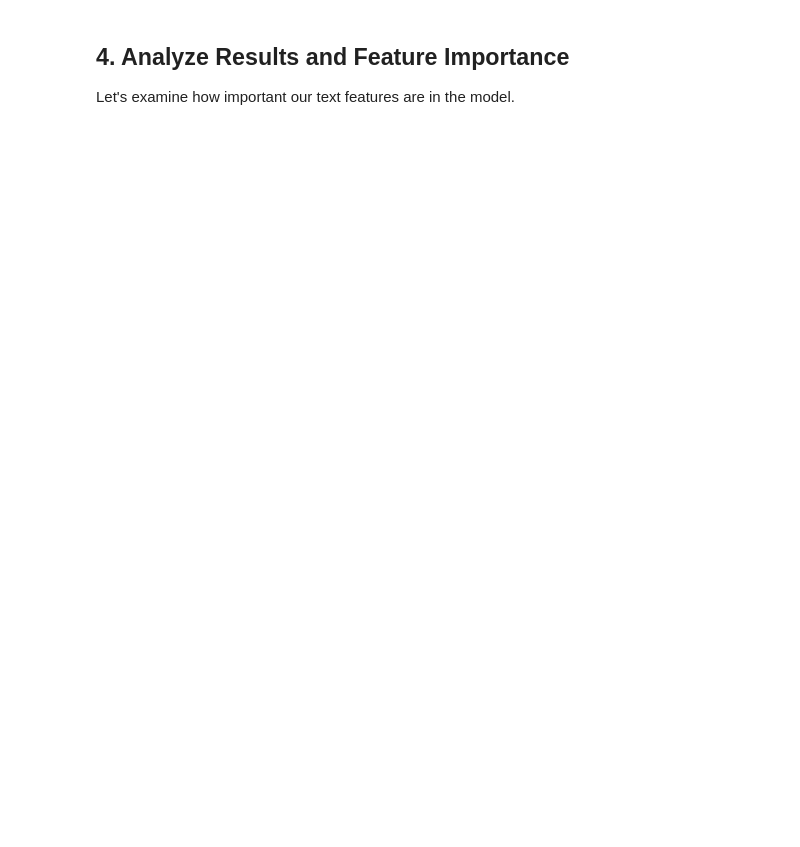
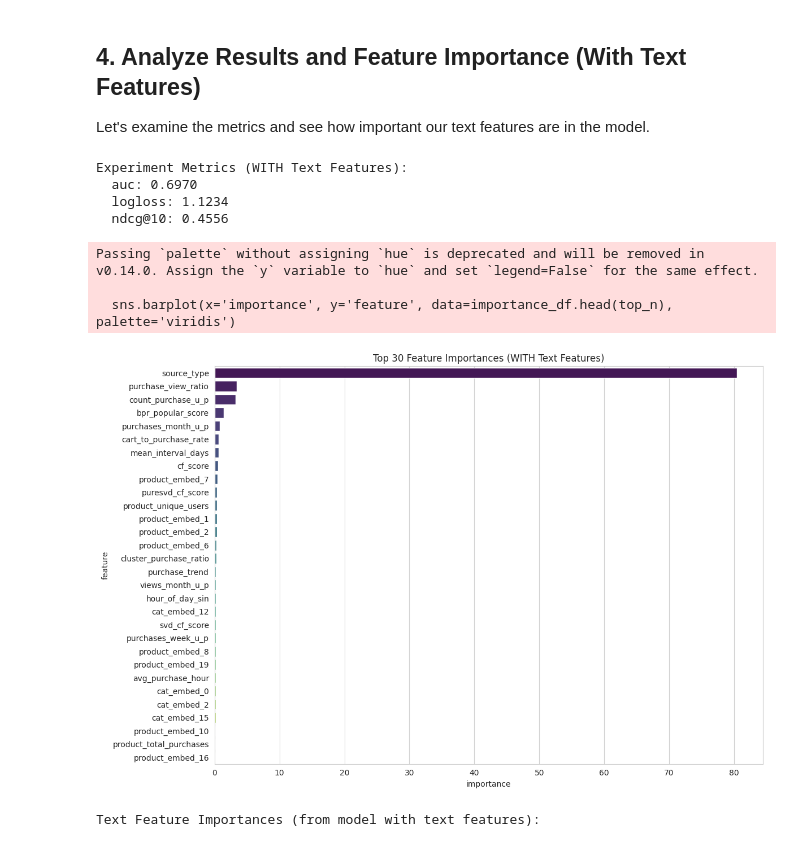
Before and after one commit to almayor/lavka-rs-contest, a Jupyter notebook: text_features_demo.ipynb, the cells around one changed output. Saved outputs shown, nothing was run; the diff lists cells and outputs as text; code cells hidden in the pictures; blank space fills up the shorter version.

Commit message:
text features working

```diff
--- a/text_features_demo.ipynb
+++ b/text_features_demo.ipynb
@@ -50,0 +27,19 @@ These features help capture semantic relationships between products and user pre
+# %%
+# Load base configuration from file
+config = Config.load('default_config.yaml')
+
+# Define the text feature generator names as registered in text_processor.py
+ALL_TEXT_FEATURE_GENERATORS = [
+    'product_embeddings',          # Generates product_embed_X columns
+    'category_embeddings',         # Generates cat_embed_X columns
+    # 'user_product_similarity',     # Generates similarity scores (weighted, max history)
+    'text_similarity_cluster',     # Generates product_text_cluster and cluster_X_ratio columns
+    'text_diversity_features'      # Generates distance_from_centroid, relative_diversity
+]
+
+# This MUST match the num_cols in their respective @FeatureFactory.register decorators in text_processor.py
+config.set('text_processing.embedding_dimensions', 20)
+
+print(f"Base configuration loaded. Intended text features for demo: {ALL_TEXT_FEATURE_GENERATORS}")
+print(f"Configured embedding dimensions (after potential PCA): {config['feature_config.text_processing.embedding_dimensions']}")
+print(f"Configured number of text clusters: {config['feature_config.text_processing.n_clusters']}")
@@ -78,40 +188,45 @@ results = text_experiment.run()
 # %% [markdown]
-## 4. Analyze Results and Feature Importance
+## 4. Analyze Results and Feature Importance (With Text Features)
 
-Let's examine how important our text features are in the model.
+Let's examine the metrics and see how important our text features are in the model.
 # %%
-# Print metrics
-print("Experiment Metrics:")
-if 'metrics' in results:
-    for metric, value in results['metrics'].items():
-        print(f"  {metric}: {value:.4f}")
+print("\nExperiment Metrics (WITH Text Features):")
+for metric, value in results_with_text['metrics'].items():
+    print(f"  {metric}: {value:.4f}")
 
-# Check feature importance
-if 'feature_importance' in results:
-    # Get all feature importance
-    importances = results['feature_importance']
-
-    # Create DataFrame for visualization
+importances = results_with_text['feature_importance']
+if importances:
     importance_df = pd.DataFrame({
         'feature': list(importances.keys()),
         'importance': list(importances.values())
     }).sort_values('importance', ascending=False)
 
-    # Plot top features
-    plt.figure(figsize=(12, 6))
-    top_n = min(20, len(importance_df))
-    plt.barh(importance_df['feature'][:top_n], importance_df['importance'][:top_n])
-    plt.xlabel('Importance')
-    plt.ylabel('Feature')
-    plt.title(f'Top {top_n} Feature Importances')
-    plt.gca().invert_yaxis()  # Display with highest importance at the top
+    plt.figure(figsize=(12, 8))
+    top_n = min(30, len(importance_df))
+    sns.barplot(x='importance', y='feature', data=importance_df.head(top_n), palette='viridis')
+    plt.title(f'Top {top_n} Feature Importances (WITH Text Features)')
     plt.tight_layout()
     plt.show()
 
-    # Show text feature importances specifically
-    text_importance = importance_df[importance_df['feature'].str.contains('|'.join([
-        'embedding', 'text', 'distance', 'similarity', 'diversity', 'cluster'
-    ]))]
+    # Define patterns to identify text-based features by their typical name components
+    text_feature_patterns = [
+        'embed', 'similarity', 'cluster', 'diversity', 'centroid',
+        'product_text_cluster'
+    ]
+    text_feature_regex = '|'.join(text_feature_patterns)
 
-    print("\nText Feature Importances:")
-    display(text_importance.head(20))
+    text_importance_df = importance_df[importance_df['feature'].str.contains(text_feature_regex, case=False, na=False)]
+
+    print("\nText Feature Importances (from model with text features):")
+    if not text_importance_df.empty:
+        display(text_importance_df)
+# %% [output]
+Experiment Metrics (WITH Text Features):
+  auc: 0.6970
+  logloss: 1.1234
+  ndcg@10: 0.4556
+Passing `palette` without assigning `hue` is deprecated and will be removed in v0.14.0. Assign the `y` variable to `hue` and set `legend=False` for the same effect.
+
+  sns.barplot(x='importance', y='feature', data=importance_df.head(top_n), palette='viridis')
+[figure, added]
+Text Feature Importances (from model with text features):
```
Also changed, not shown: parts of 23 cells of this notebook, 5 other files.
